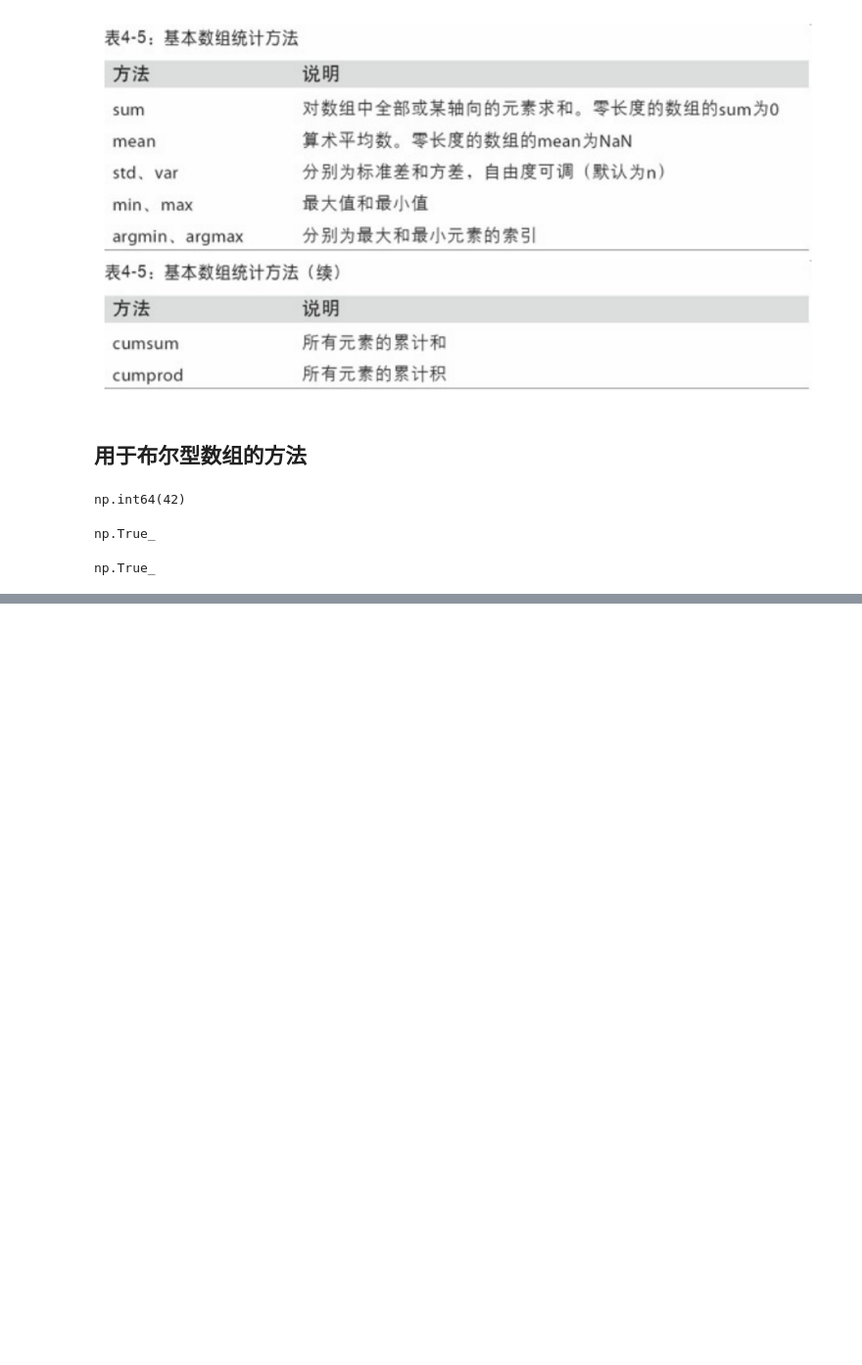
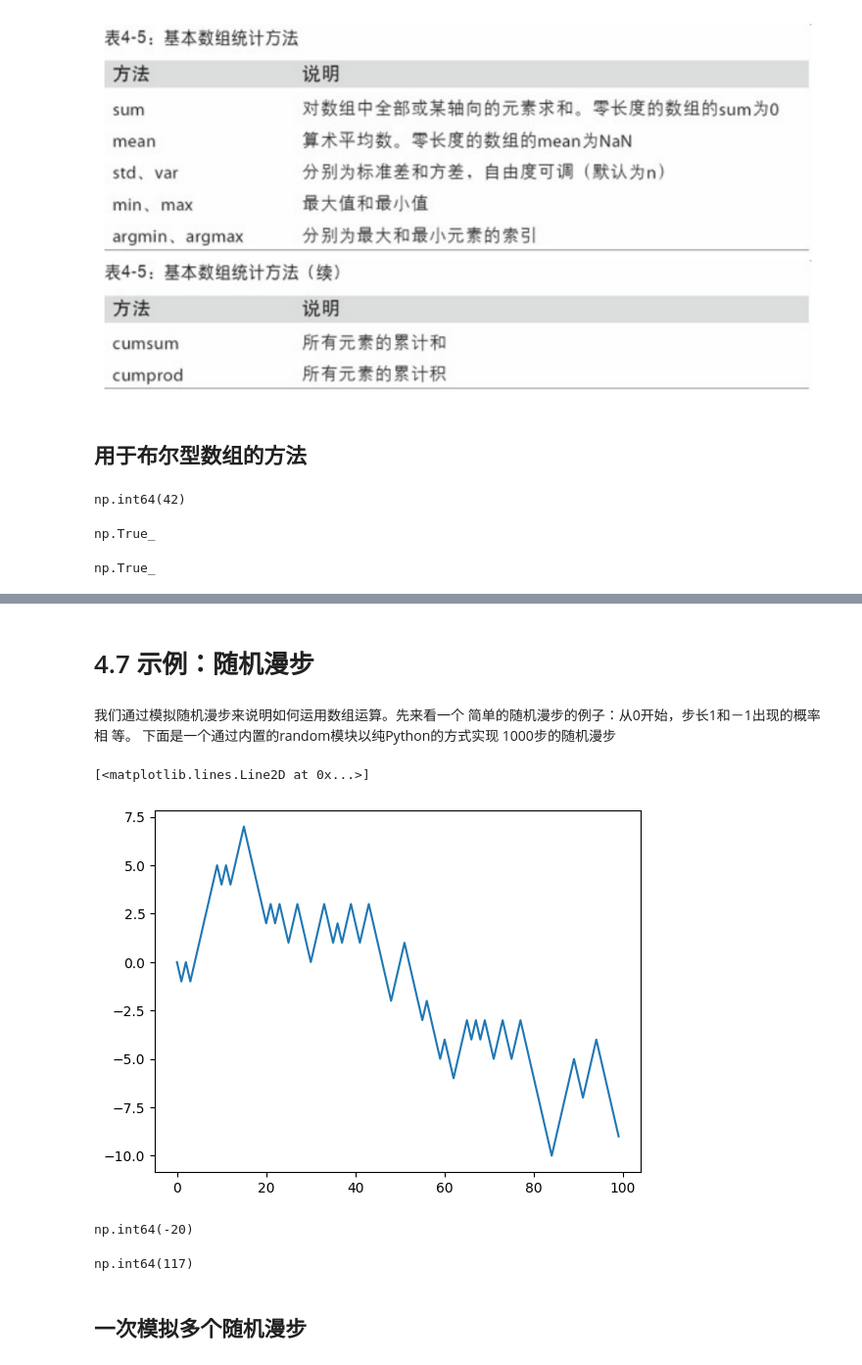
Before and after one commit to mengtao121381/py_test_usepython, a Jupyter notebook: use_python_study.ipynb, the cells around one changed output, grey strips where cells are left out. Shown at 98% size. Cells and saved outputs as stored; diff of their text form; code cells hidden in the pictures; blank space fills up the shorter version.

```diff
--- a/use_python_study.ipynb
+++ b/use_python_study.ipynb
@@ -414,0 +541,40 @@ np.True_
+# %% [markdown]
+# 4.7 ⽰例：随机漫步
+# %% [markdown]
+我们通过模拟随机漫步来说明如何运⽤数组运算。先来看⼀个
+简单的随机漫步的例⼦：从0开始，步⻓1和－1出现的概率相
+等。
+下⾯是⼀个通过内置的random模块以纯Python的⽅式实现
+1000步的随机漫步
+# %%
+import random
+position = 0
+walk = [position]
+steps = 1000
+for i in range(steps):
+    if random.randint(0, 1):
+        step = 1
+    else:
+        step = -1
+    position += step
+    walk.append(position)
+plt.plot(walk[:100])  # 只绘制前100步
+# %% [output]
+[<matplotlib.lines.Line2D at 0x...>]
+[figure, added]
+# %%
+import numpy as np
+nsteps = 1000
+draws = np.random.randint(0, 2, size=nsteps)
+steps = np.where(draws > 0, 1, -1)
+walk = steps.cumsum()
+walk.min()
+# %% [output]
+np.int64(-20)
+# %%
+# 注意，这⾥使⽤argmax并不是很⾼效，因为它⽆论如何都会对数组进⾏完全扫描。在本例中，只要发现了⼀个True，那我们就知道它是个最⼤值了
+(np.abs(walk) >= 10).argmax()  # 第⼀次到达10或-10的位置
+# %% [output]
+np.int64(117)
+# %% [markdown]
+## ⼀次模拟多个随机漫步
```
Also changed, not shown: parts of 28 cells of this notebook, 3 other files.
